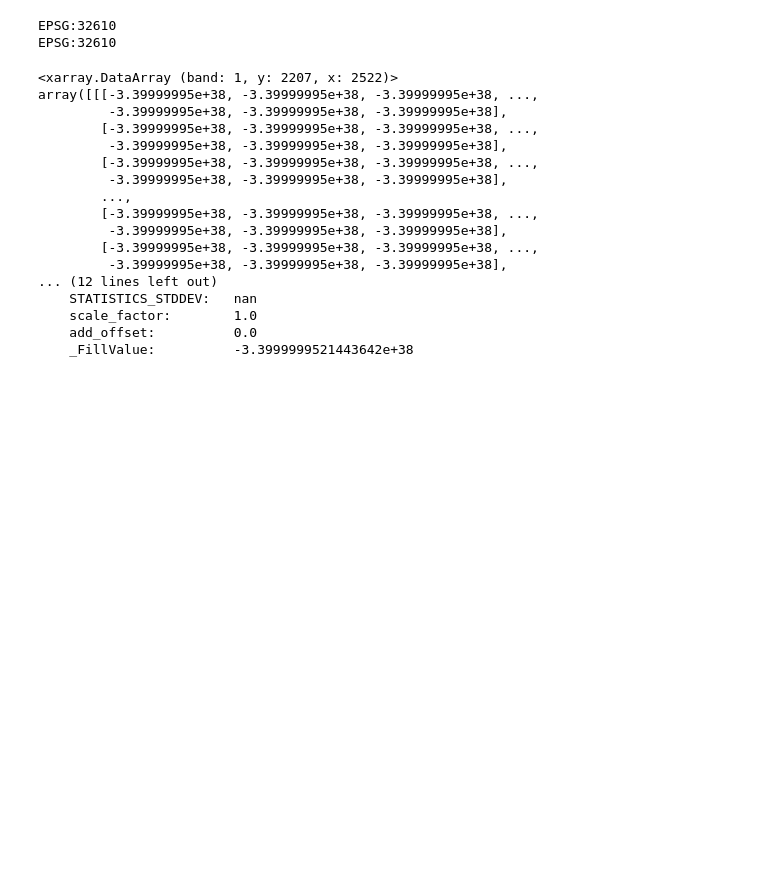
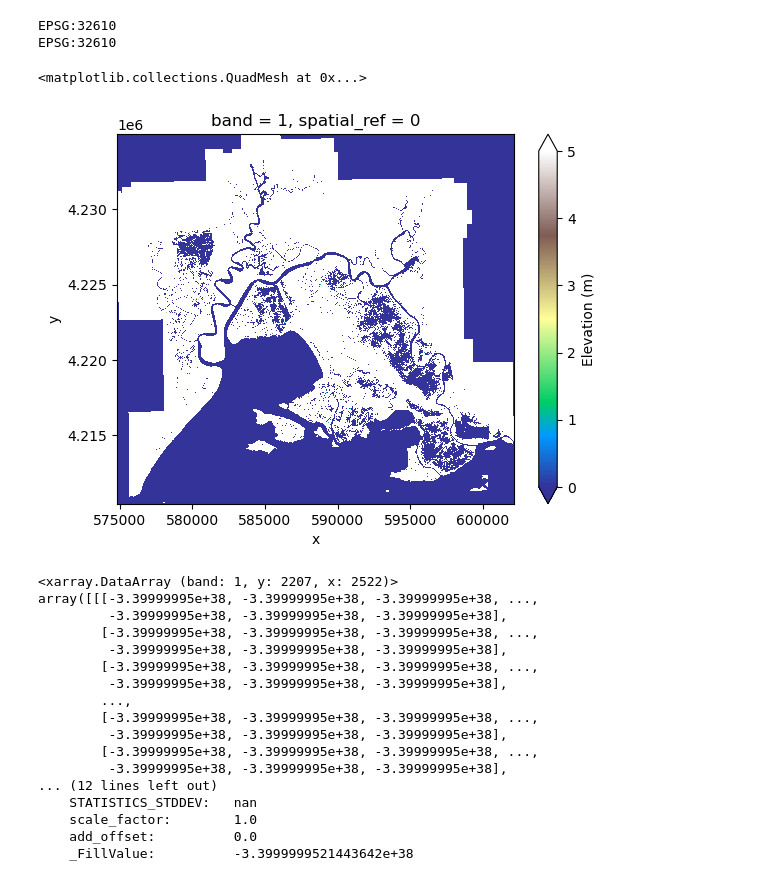
Before and after one commit to JavierLopatin/Wetland_Phenology_Python, a Jupyter notebook: 0_DEM.ipynb, the cells around one changed output. Drawn from its saved outputs; the diff is of its cells as text; code cells hidden in the pictures; blank space fills up the shorter version.

```diff
--- a/0_DEM.ipynb
+++ b/0_DEM.ipynb
@@ -6,10 +6,9 @@ import rasterio
 # %% [markdown]
 ##### DEM downloaded from: https://www.sciencebase.gov/catalog/item/5d140b8ae4b0941bde59934a
 # %%
-inputData = 'kernelPCA_clip'
-n_clusters = 7
-clusters = rio.open_rasterio('Rasters/kmenas_'+inputData+'_'+str(n_clusters)+'.tif')
-dem      = rio.open_rasterio('Rasters/SuisunMarsh_2018_LEAN_DEM_1m_mm_USGS.tif')
+dir = '/Volumes/Elements/Suisun/Rasters/'
+clusters = rio.open_rasterio(dir+'kmenas_KernelPCA_clip_9.tif')
+dem      = rio.open_rasterio(dir+'SuisunMarsh_2018_LEAN_DEM_1m_mm_USGS.tif')
 # %%
 # check the projection
 print(clusters.rio.crs)
@@ -28,6 +27,11 @@ print(dem.rio.crs)
 # %% [output]
 EPSG:32610
 EPSG:32610
+# %%
+dem.plot(robust=True, cmap='terrain', vmin=0, vmax=5, cbar_kwargs={'label': 'Elevation (m)'} )
+# %% [output]
+<matplotlib.collections.QuadMesh at 0x...>
+[figure, added]
 # %%
 def mask_water(prediction):
     import geopandas as gpd
```
Also changed, not shown: 3 other files.
